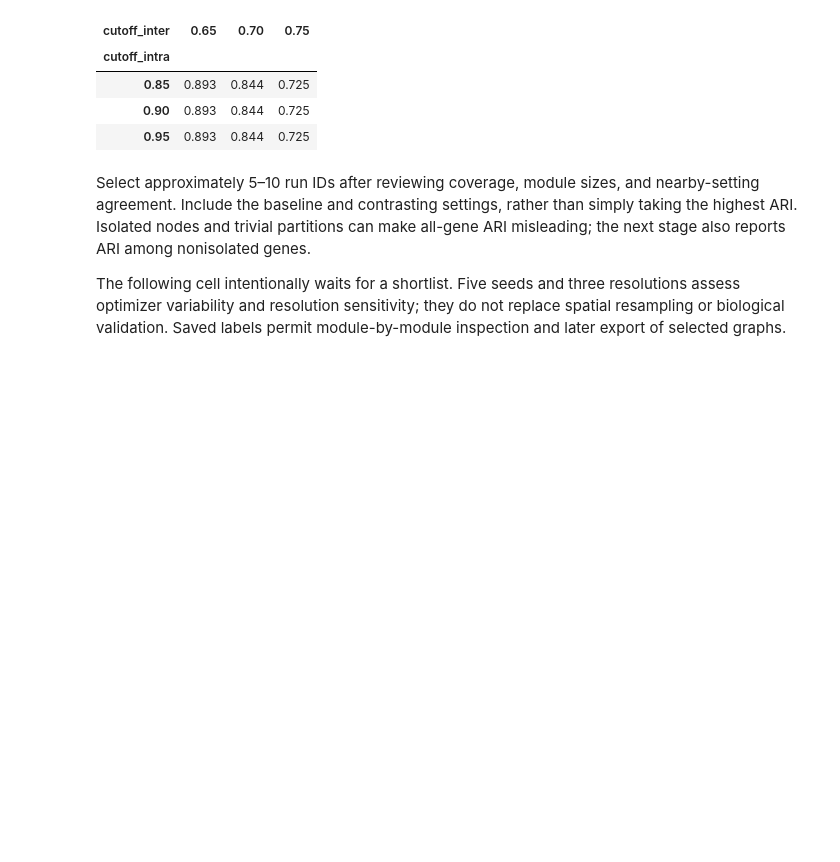
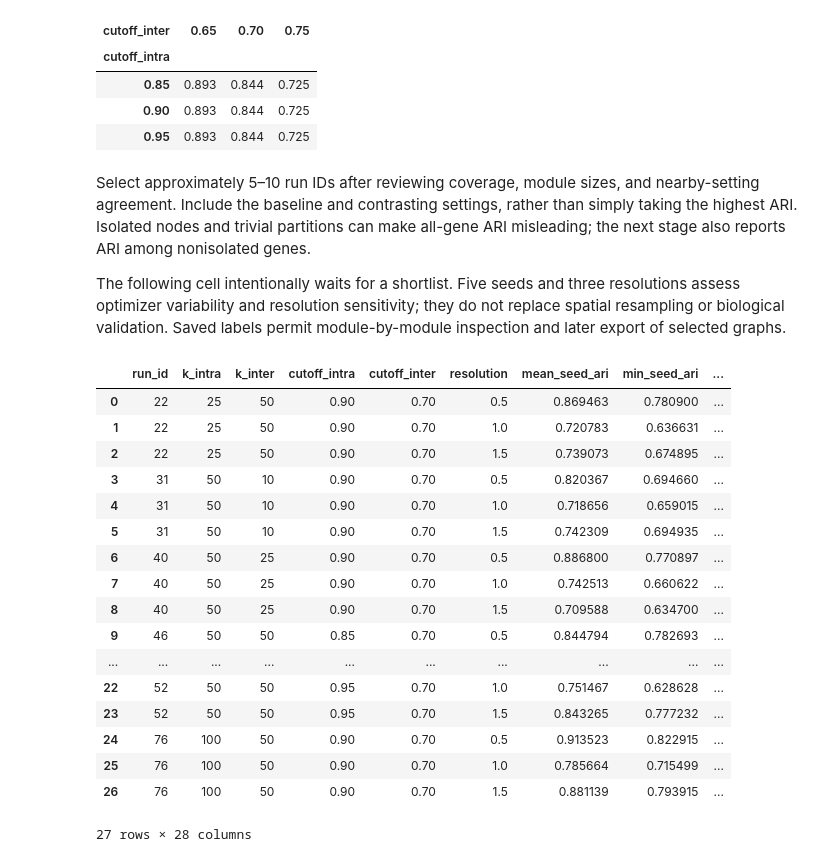
Before and after one commit to RK2006/Cross-Species-Spatial-Transcriptomics-Analysis-Using-Smoothie, a Jupyter notebook: Cross Species Pipeline/Full Pipeline.ipynb, the cells around one changed output. Saved outputs shown, nothing was run; the diff lists cells and outputs as text; code cells hidden in the pictures; blank space fills up the shorter version.

```diff
--- a/Cross Species Pipeline/Full Pipeline.ipynb
+++ b/Cross Species Pipeline/Full Pipeline.ipynb
@@ -1777,15 +1777,34 @@ Select approximately 5–10 run IDs after reviewing coverage, module sizes, and
 
 The following cell intentionally waits for a shortlist. Five seeds and three resolutions assess optimizer variability and resolution sensitivity; they do not replace spatial resampling or biological validation. Saved labels permit module-by-module inspection and later export of selected graphs.
 # %%
-shortlist_ids = []  # Fill from review.run_id after inspecting the screen.
+shortlist_ids = [49, 31, 40, 22, 76, 46, 52, 48, 50]
 if shortlist_ids:
     shortlist = results[results.run_id.isin(shortlist_ids)]
     assert len(shortlist) == len(set(shortlist_ids)), "Unknown run ID"
     stability_dir = search_dir / ('stability_' + datetime.now().strftime('%H%M%S_%f'))
     stability_results = stability(
         neighbor_cache, prof.genes, prof.species, shortlist,
         stability_dir, seeds=range(5), resolutions=(0.5, 1.0, 1.5),
     )
     display(stability_results)
 else:
     print('Inspect review, then choose shortlist_ids to run seed/resolution checks.')
+# %% [output]
+|  | run_id | k_intra | k_inter | cutoff_intra | cutoff_inter | resolution | mean_seed_ari | min_seed_ari | ... |
+| 0 | 22 | 25 | 50 | 0.90 | 0.70 | 0.5 | 0.869463 | 0.780900 | ... |
+| 1 | 22 | 25 | 50 | 0.90 | 0.70 | 1.0 | 0.720783 | 0.636631 | ... |
+| 2 | 22 | 25 | 50 | 0.90 | 0.70 | 1.5 | 0.739073 | 0.674895 | ... |
+| 3 | 31 | 50 | 10 | 0.90 | 0.70 | 0.5 | 0.820367 | 0.694660 | ... |
+| 4 | 31 | 50 | 10 | 0.90 | 0.70 | 1.0 | 0.718656 | 0.659015 | ... |
+| 5 | 31 | 50 | 10 | 0.90 | 0.70 | 1.5 | 0.742309 | 0.694935 | ... |
+| 6 | 40 | 50 | 25 | 0.90 | 0.70 | 0.5 | 0.886800 | 0.770897 | ... |
+| 7 | 40 | 50 | 25 | 0.90 | 0.70 | 1.0 | 0.742513 | 0.660622 | ... |
+| 8 | 40 | 50 | 25 | 0.90 | 0.70 | 1.5 | 0.709588 | 0.634700 | ... |
+| 9 | 46 | 50 | 50 | 0.85 | 0.70 | 0.5 | 0.844794 | 0.782693 | ... |
+| ... | ... | ... | ... | ... | ... | ... | ... | ... | ... |
+| 22 | 52 | 50 | 50 | 0.95 | 0.70 | 1.0 | 0.751467 | 0.628628 | ... |
+| 23 | 52 | 50 | 50 | 0.95 | 0.70 | 1.5 | 0.843265 | 0.777232 | ... |
+| 24 | 76 | 100 | 50 | 0.90 | 0.70 | 0.5 | 0.913523 | 0.822915 | ... |
+| 25 | 76 | 100 | 50 | 0.90 | 0.70 | 1.0 | 0.785664 | 0.715499 | ... |
+| 26 | 76 | 100 | 50 | 0.90 | 0.70 | 1.5 | 0.881139 | 0.793915 | ... |
+27 rows × 28 columns
```
Also changed, not shown: 28 other files.
